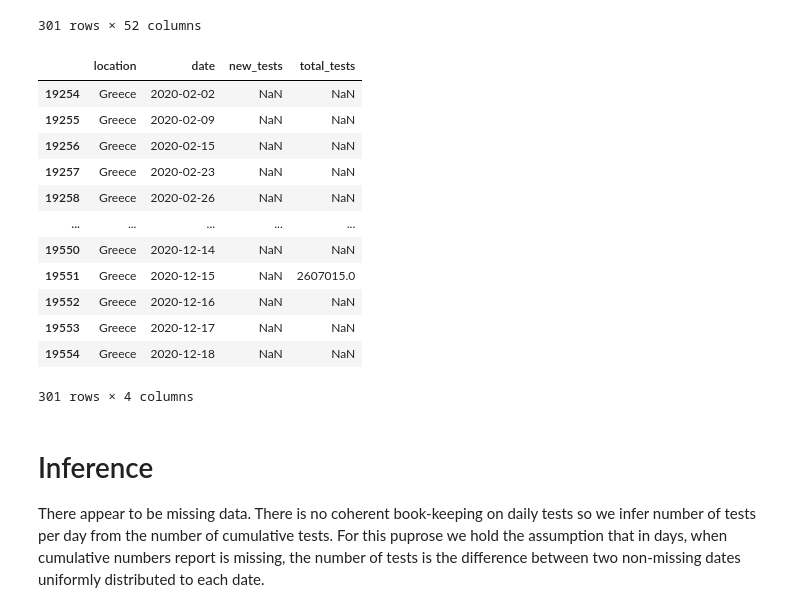
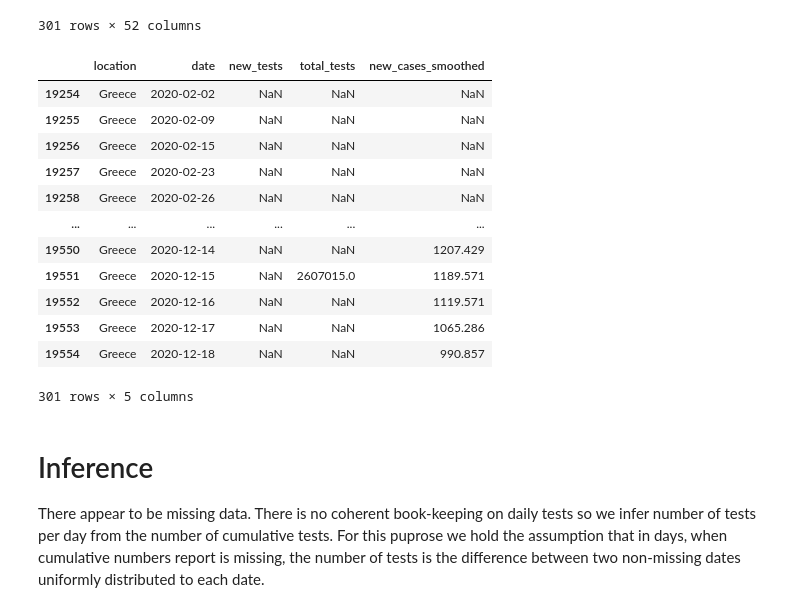
Before and after one commit to fivoskal/greece-covid-data-representation, a Jupyter notebook: owid.ipynb, the cells around one changed output. Saved outputs shown, nothing was run; the diff lists cells and outputs as text; code cells hidden in the pictures.

```diff
--- a/owid.ipynb
+++ b/owid.ipynb
@@ -68,19 +68,19 @@ with pd.option_context('display.max_rows', 50, 'display.max_columns', 60):
 301 rows × 52 columns
 # %%
 with pd.option_context('display.max_rows', 50, 'display.max_columns', 60):
-    display(gr[["location", "date", "new_tests", "total_tests" ]]) #need display to show the dataframe when using with in jupyter
+    display(gr[["location", "date", "new_tests", "total_tests", "new_cases_smoothed"]]) #need display to show the dataframe when using with in jupyter
 # %% [output]
-|  | location | date | new_tests | total_tests |
-| 19254 | Greece | 2020-02-02 | NaN | NaN |
-| 19255 | Greece | 2020-02-09 | NaN | NaN |
-| 19256 | Greece | 2020-02-15 | NaN | NaN |
-| 19257 | Greece | 2020-02-23 | NaN | NaN |
-| 19258 | Greece | 2020-02-26 | NaN | NaN |
-| ... | ... | ... | ... | ... |
-| 19550 | Greece | 2020-12-14 | NaN | NaN |
-| 19551 | Greece | 2020-12-15 | NaN | 2607015.0 |
-| 19552 | Greece | 2020-12-16 | NaN | NaN |
-| 19553 | Greece | 2020-12-17 | NaN | NaN |
-| 19554 | Greece | 2020-12-18 | NaN | NaN |
+|  | location | date | new_tests | total_tests | new_cases_smoothed |
+| 19254 | Greece | 2020-02-02 | NaN | NaN | NaN |
+| 19255 | Greece | 2020-02-09 | NaN | NaN | NaN |
+| 19256 | Greece | 2020-02-15 | NaN | NaN | NaN |
+| 19257 | Greece | 2020-02-23 | NaN | NaN | NaN |
+| 19258 | Greece | 2020-02-26 | NaN | NaN | NaN |
+| ... | ... | ... | ... | ... | ... |
+| 19550 | Greece | 2020-12-14 | NaN | NaN | 1207.429 |
+| 19551 | Greece | 2020-12-15 | NaN | 2607015.0 | 1189.571 |
+| 19552 | Greece | 2020-12-16 | NaN | NaN | 1119.571 |
+| 19553 | Greece | 2020-12-17 | NaN | NaN | 1065.286 |
+| 19554 | Greece | 2020-12-18 | NaN | NaN | 990.857 |
-301 rows × 4 columns
+301 rows × 5 columns
 # %%
```
Also changed, not shown: parts of 3 cells of this notebook.
